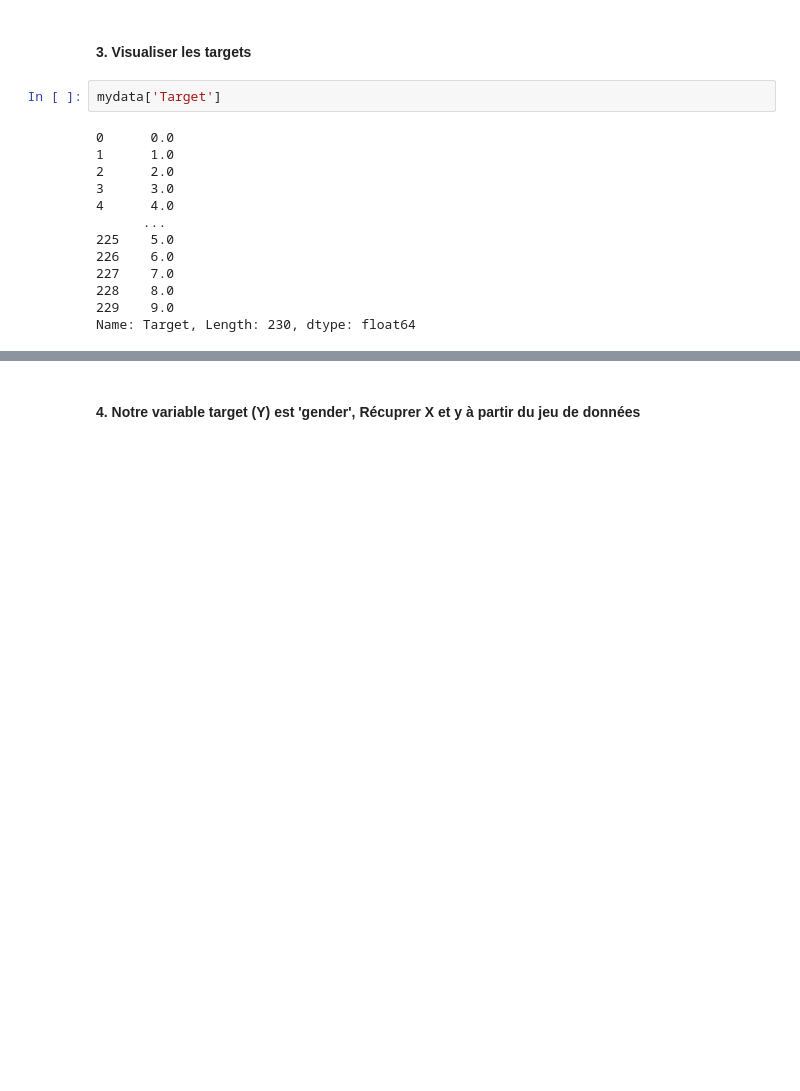
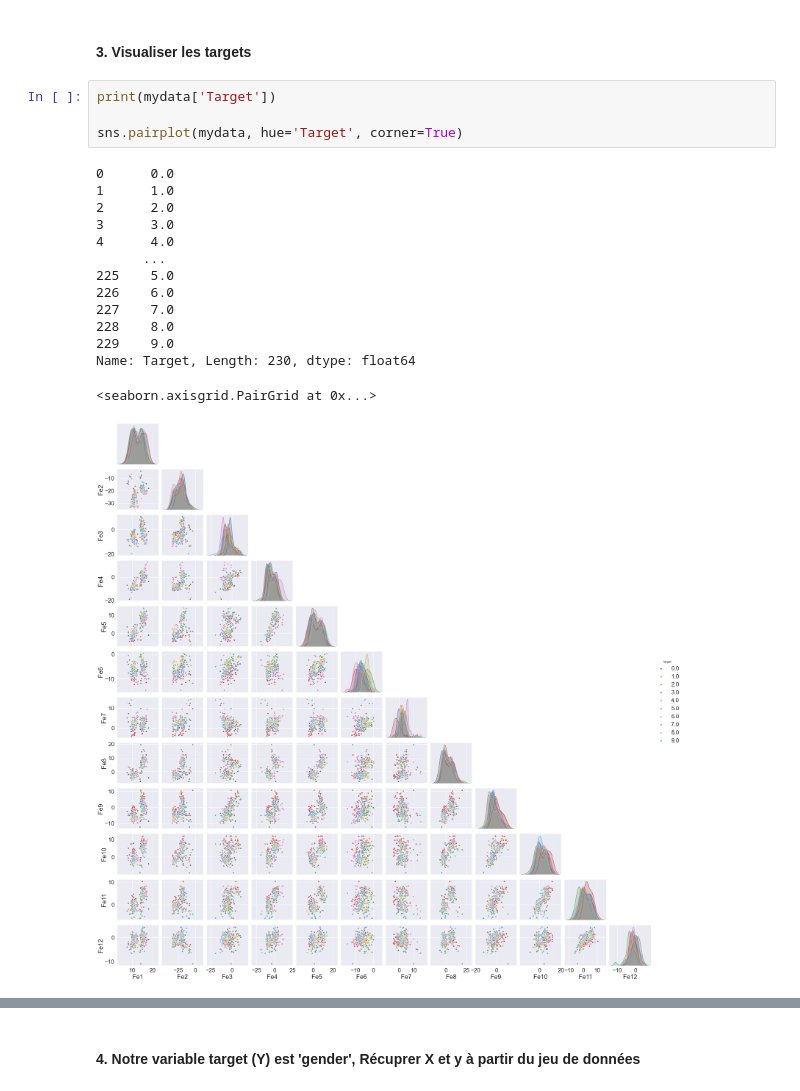
Before and after one commit to Breizhmeiz/AudioDigitsRecognition, a Jupyter notebook: Digits_Recognition_Project/Digits_Recognition_Brief.ipynb, the cells around one changed output, grey strips where cells are left out. Saved outputs shown, nothing was run; the diff lists cells and outputs as text; blank space fills up the shorter version.

```diff
--- a/Digits_Recognition_Project/Digits_Recognition_Brief.ipynb
+++ b/Digits_Recognition_Project/Digits_Recognition_Brief.ipynb
@@ -64,18 +67,22 @@ Target    False
 dtype: bool
 # %% [markdown]
 #### 3. Visualiser les targets
-# %%
-mydata['Target']
-# %% [output]
-0      0.0
-1      1.0
-2      2.0
-3      3.0
-4      4.0
-      ...
-225    5.0
-226    6.0
-227    7.0
-228    8.0
-229    9.0
-Name: Target, Length: 230, dtype: float64
+# %%
+print(mydata['Target'])
+
+sns.pairplot(mydata, hue='Target', corner=True)
+# %% [output]
+0      0.0
+1      1.0
+2      2.0
+3      3.0
+4      4.0
+      ...
+225    5.0
+226    6.0
+227    7.0
+228    8.0
+229    9.0
+Name: Target, Length: 230, dtype: float64
+<seaborn.axisgrid.PairGrid at 0x...>
+[figure, added]
```
Also changed, not shown: parts of 39 cells of this notebook, 1 other file.
